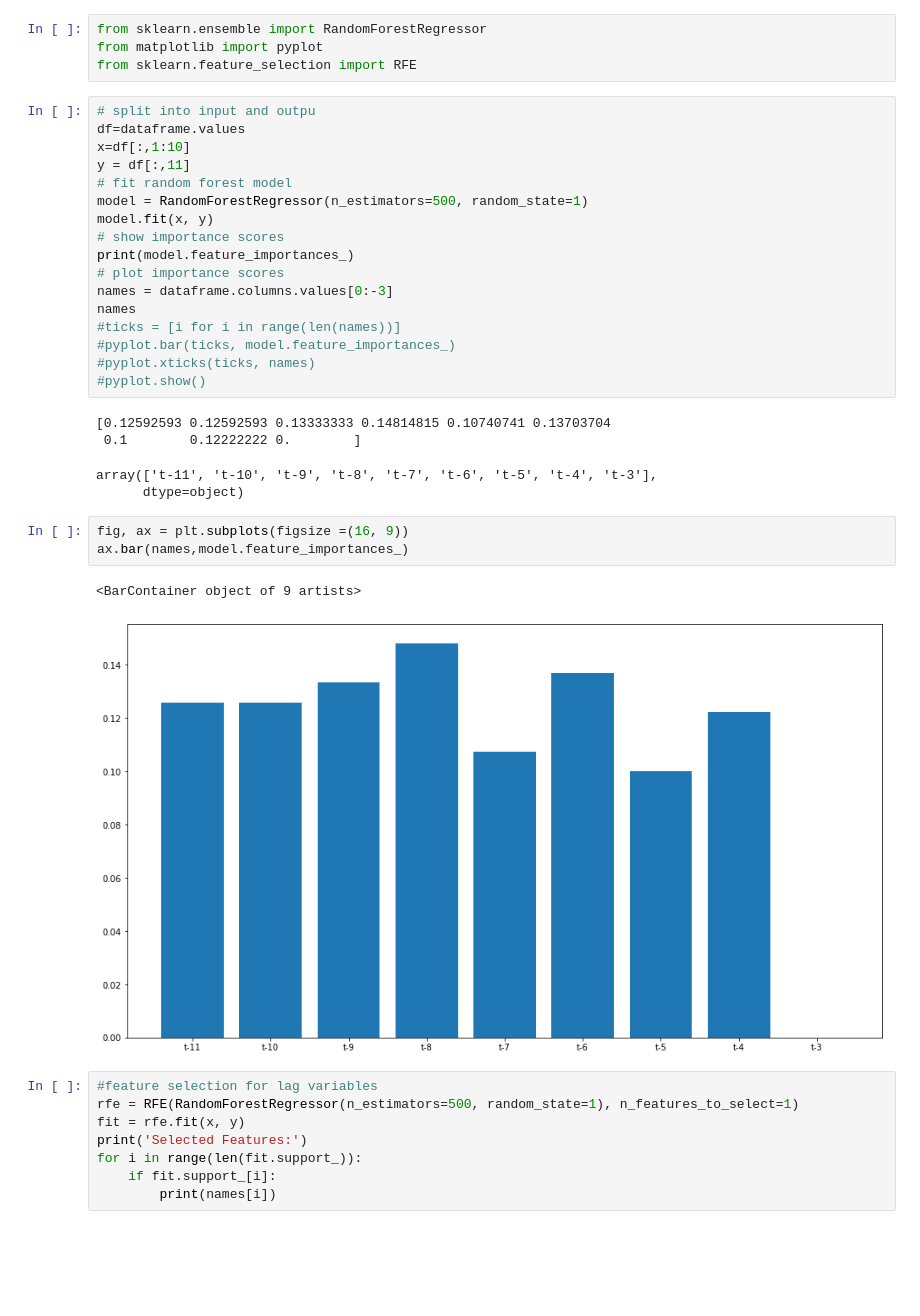
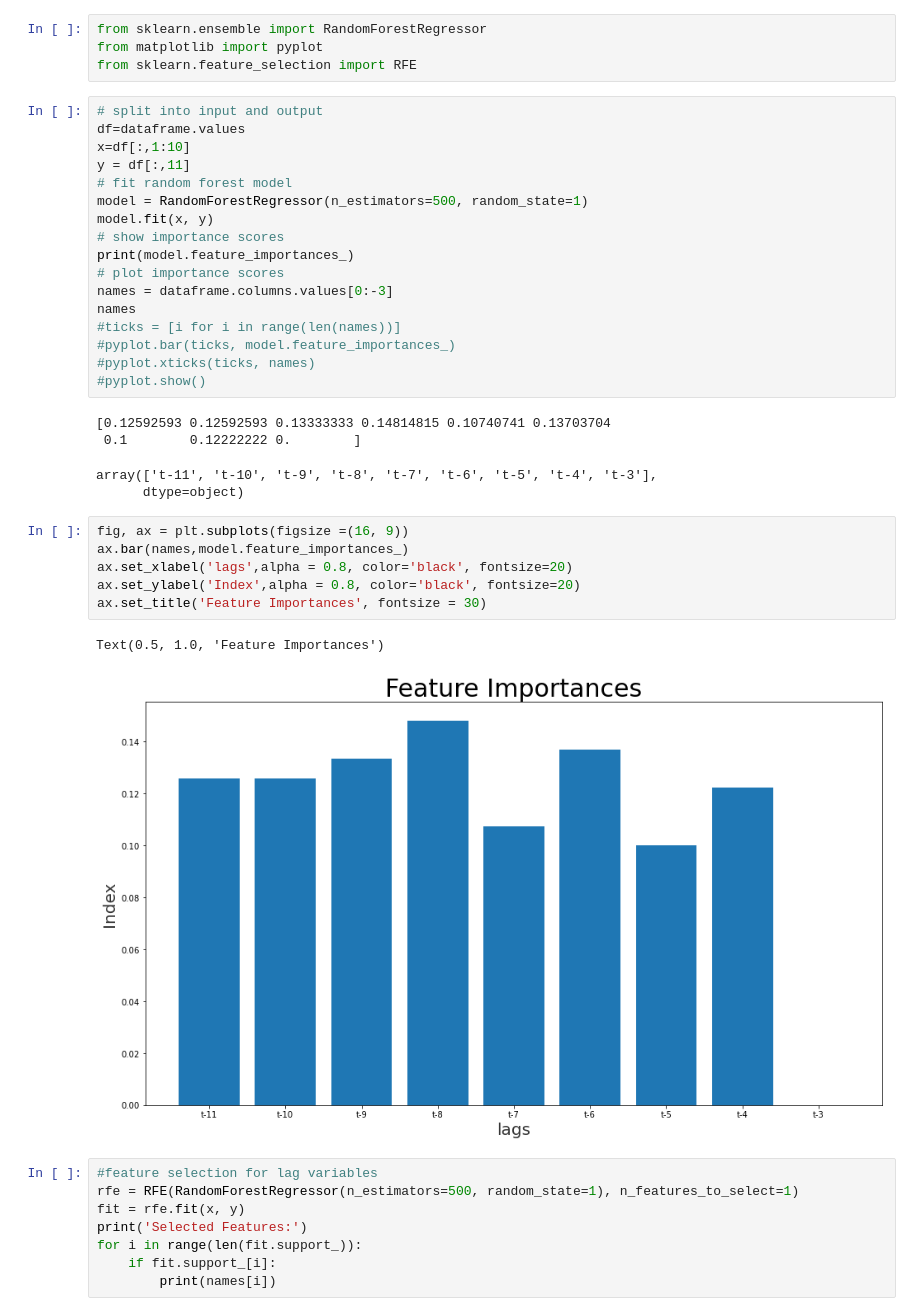
Before and after one commit to YanxuGuo/570, a Jupyter notebook: Group Project.ipynb, the cells around one changed output. Saved outputs shown, nothing was run; the diff lists cells and outputs as text; blank space fills up the shorter version.

```diff
--- a/Group Project.ipynb
+++ b/Group Project.ipynb
@@ -103,7 +116,7 @@ from sklearn.ensemble import RandomForestRegressor
 from matplotlib import pyplot
 from sklearn.feature_selection import RFE
 # %%
-# split into input and outpu
+# split into input and output
 df=dataframe.values
 x=df[:,1:10]
 y = df[:,11]
@@ -127,9 +140,12 @@ array(['t-11', 't-10', 't-9', 't-8', 't-7', 't-6', 't-5', 't-4', 't-3'],
 # %%
 fig, ax = plt.subplots(figsize =(16, 9))
 ax.bar(names,model.feature_importances_)
+ax.set_xlabel('lags',alpha = 0.8, color='black', fontsize=20)
+ax.set_ylabel('Index',alpha = 0.8, color='black', fontsize=20)
+ax.set_title('Feature Importances', fontsize = 30)
 # %% [output]
-<BarContainer object of 9 artists>
+Text(0.5, 1.0, 'Feature Importances')
-[figure, old version]
+[figure, new version]
 # %%
 #feature selection for lag variables
 rfe = RFE(RandomForestRegressor(n_estimators=500, random_state=1), n_features_to_select=1)
```
Also changed, not shown: parts of 17 cells of this notebook.
